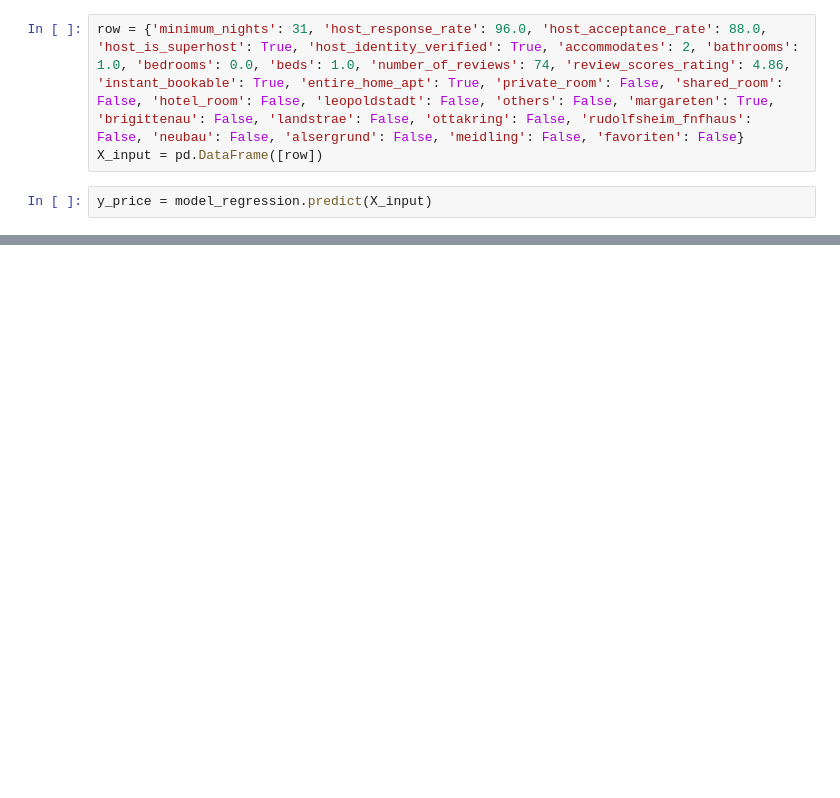
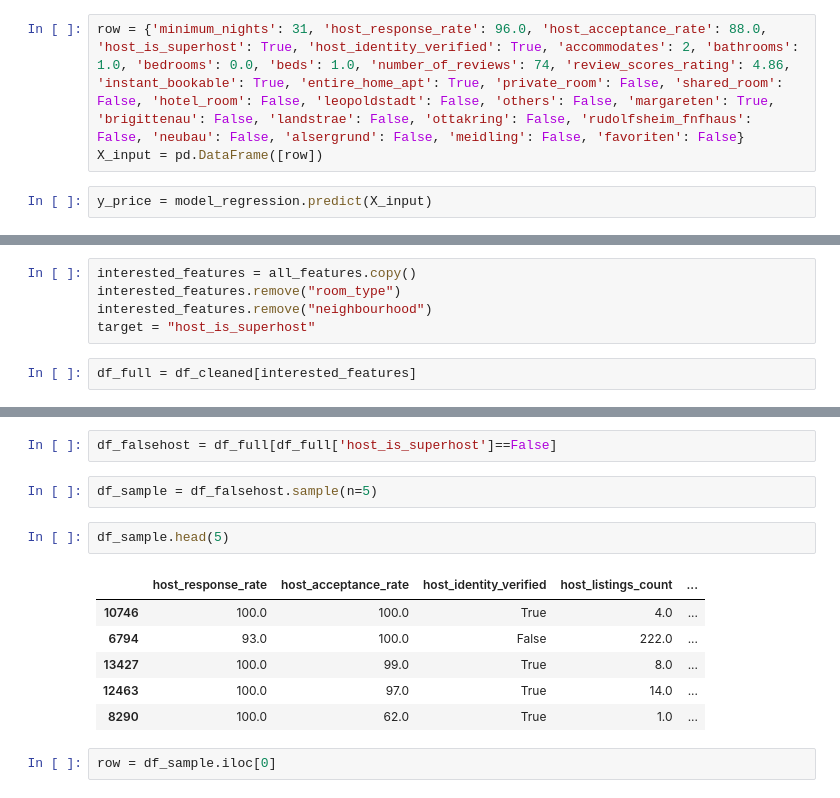
Before and after one commit to clicksuku/skpmlzoomcamp_finalproject_2025, a Jupyter notebook: Notebook/test_models.ipynb, the cells around one changed output, grey strips where cells are left out. Saved outputs shown, nothing was run; the diff lists cells and outputs as text; blank space fills up the shorter version.

```diff
--- a/Notebook/test_models.ipynb
+++ b/Notebook/test_models.ipynb
@@ -72,0 +173,7 @@ NameError: name 'requests' is not defined
+# %%
+interested_features = all_features.copy()
+interested_features.remove("room_type")
+interested_features.remove("neighbourhood")
+target = "host_is_superhost"
+# %%
+df_full = df_cleaned[interested_features]
@@ -72,0 +187,15 @@ NameError: name 'requests' is not defined
+# %%
+df_falsehost = df_full[df_full['host_is_superhost']==False]
+# %%
+df_sample = df_falsehost.sample(n=5)
+# %%
+df_sample.head(5)
+# %% [output]
+|  | host_response_rate | host_acceptance_rate | host_identity_verified | host_listings_count | ... |
+| 10746 | 100.0 | 100.0 | True | 4.0 | ... |
+| 6794 | 93.0 | 100.0 | False | 222.0 | ... |
+| 13427 | 100.0 | 99.0 | True | 8.0 | ... |
+| 12463 | 100.0 | 97.0 | True | 14.0 | ... |
+| 8290 | 100.0 | 62.0 | True | 1.0 | ... |
+# %%
+row = df_sample.iloc[0]
```
Also changed, not shown: parts of 46 cells of this notebook, 3 other files.
